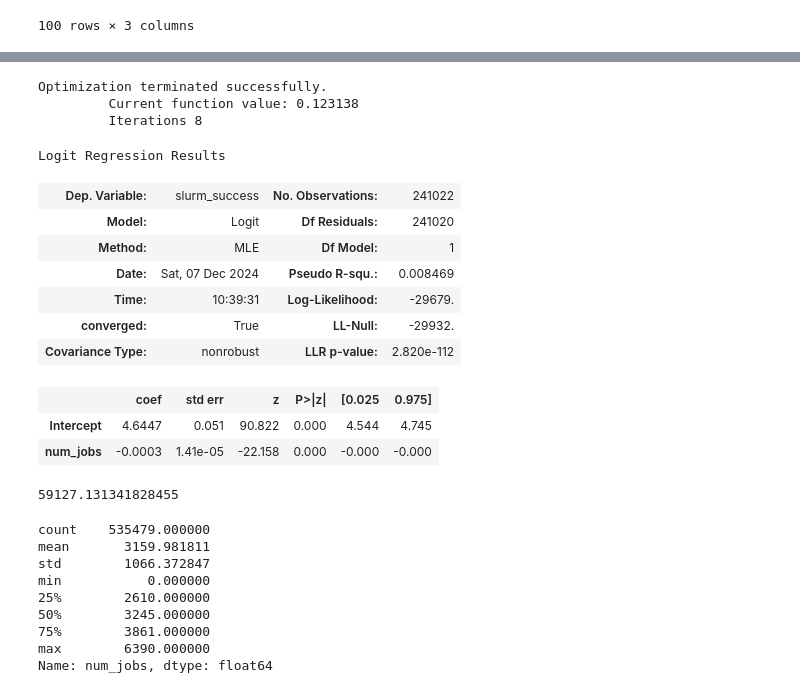
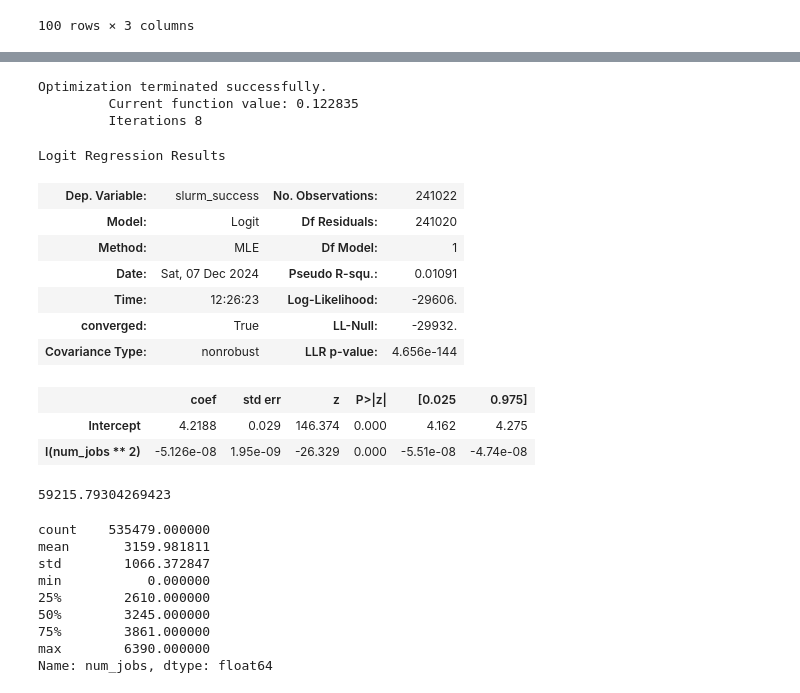
Before and after one commit to nss-data-science-cohort-8/accre-sweet-potato-casserole, a Jupyter notebook: notebooks/AIBranch3.ipynb, the cells around one changed output, grey strips where cells are left out. Saved outputs shown, nothing was run; the diff lists cells and outputs as text; code cells hidden in the pictures.

```diff
--- a/notebooks/AIBranch3.ipynb
+++ b/notebooks/AIBranch3.ipynb
@@ -1404,25 +1420,25 @@ test_run_jobs_summary.plot(x = 'num_jobs', y = 'fit_prob',
 # %%
-num_jobs_model = smf.logit('slurm_success ~ num_jobs', data=run_jobs).fit()
+num_jobs_model = smf.logit('slurm_success ~ num_jobs + I(num_jobs**2)', data=run_jobs).fit()
 num_jobs_model.summary()
 # %% [output]
 Optimization terminated successfully.
-         Current function value: 0.123138
+         Current function value: 0.122835
          Iterations 8
 Logit Regression Results
 | Dep. Variable: | slurm_success | No. Observations: | 241022 |
 | Model: | Logit | Df Residuals: | 241020 |
 | Method: | MLE | Df Model: | 1 |
-| Date: | Sat, 07 Dec 2024 | Pseudo R-squ.: | 0.008469 |
-| Time: | 10:39:31 | Log-Likelihood: | -29679. |
+| Date: | Sat, 07 Dec 2024 | Pseudo R-squ.: | 0.01091 |
+| Time: | 12:26:23 | Log-Likelihood: | -29606. |
 | converged: | True | LL-Null: | -29932. |
-| Covariance Type: | nonrobust | LLR p-value: | 2.820e-112 |
+| Covariance Type: | nonrobust | LLR p-value: | 4.656e-144 |
 |  | coef | std err | z | P>|z| | [0.025 | 0.975] |
-| Intercept | 4.6447 | 0.051 | 90.822 | 0.000 | 4.544 | 4.745 |
-| num_jobs | -0.0003 | 1.41e-05 | -22.158 | 0.000 | -0.000 | -0.000 |
+| Intercept | 4.2188 | 0.029 | 146.374 | 0.000 | 4.162 | 4.275 |
+| I(num_jobs ** 2) | -5.126e-08 | 1.95e-09 | -26.329 | 0.000 | -5.51e-08 | -4.74e-08 |
 # %%
 num_jobs_model.aic
 # %% [output]
-59127.131341828455
+59215.79304269423
 # %%
 run_jobs['num_jobs'].describe()
 # %% [output]
```
Also changed, not shown: parts of 16 cells of this notebook.
